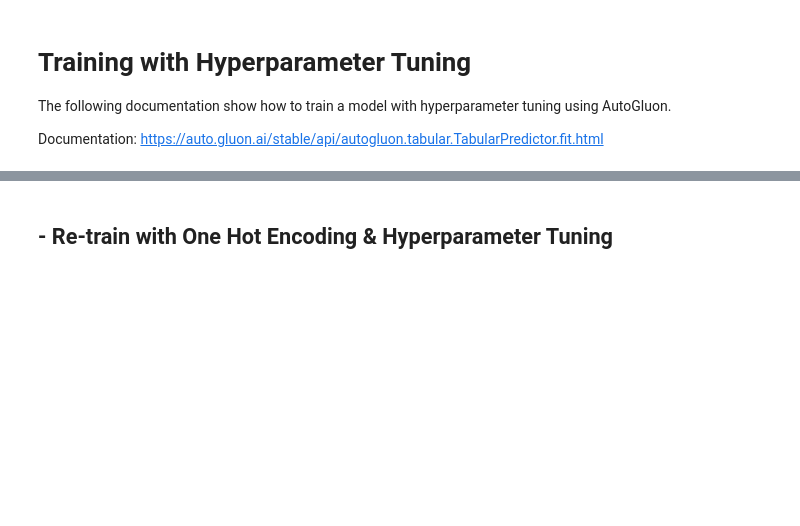
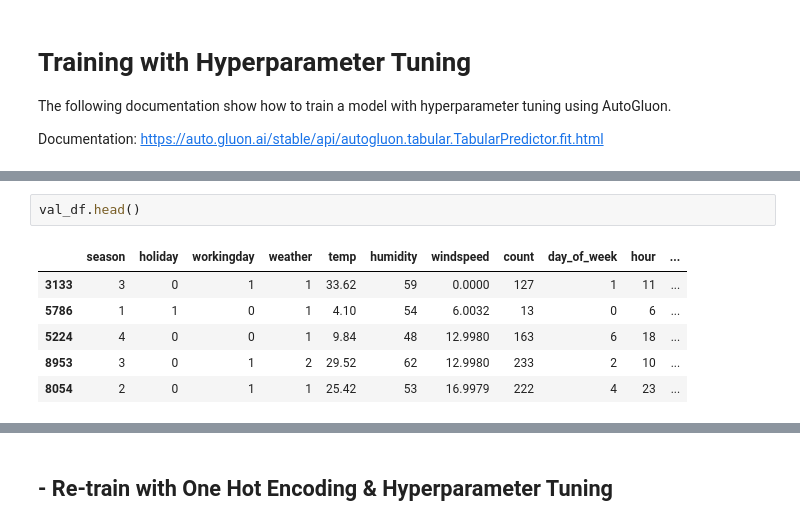
Before and after one commit to samlexrod/udacity-education, a Jupyter notebook: notebooks/bikeshare.ipynb, the cells around one changed output, grey strips where cells are left out. Cells and saved outputs as stored; diff of their text form; blank space fills up the shorter version.

```diff
--- a/notebooks/bikeshare.ipynb
+++ b/notebooks/bikeshare.ipynb
@@ -558,0 +505,9 @@ Validation shape: {test_val_df.shape}
+# %%
+val_df.head()
+# %% [output]
+|  | season | holiday | workingday | weather | temp | humidity | windspeed | count | day_of_week | hour | ... |
+| 3133 | 3 | 0 | 1 | 1 | 33.62 | 59 | 0.0000 | 127 | 1 | 11 | ... |
+| 5786 | 1 | 1 | 0 | 1 | 4.10 | 54 | 6.0032 | 13 | 0 | 6 | ... |
+| 5224 | 4 | 0 | 0 | 1 | 9.84 | 48 | 12.9980 | 163 | 6 | 18 | ... |
+| 8953 | 3 | 0 | 1 | 2 | 29.52 | 62 | 12.9980 | 233 | 2 | 10 | ... |
+| 8054 | 2 | 0 | 1 | 1 | 25.42 | 53 | 16.9979 | 222 | 4 | 23 | ... |
```
Also changed, not shown: parts of 66 cells of this notebook, 6 other files.
